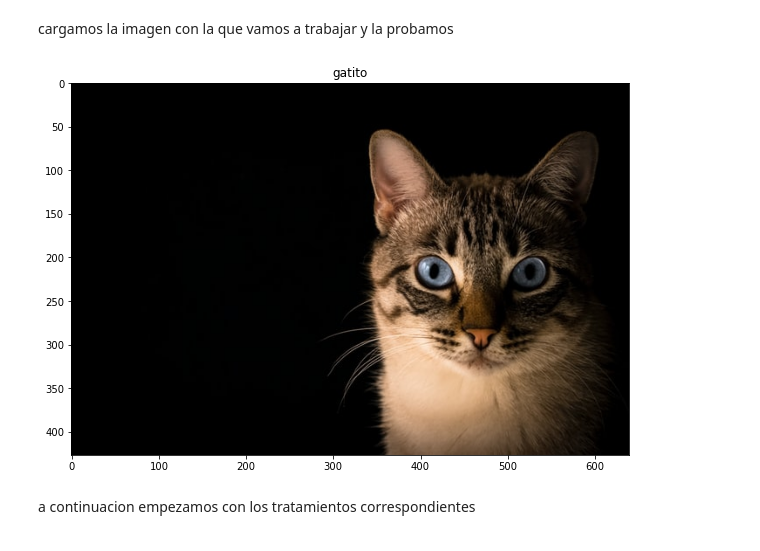
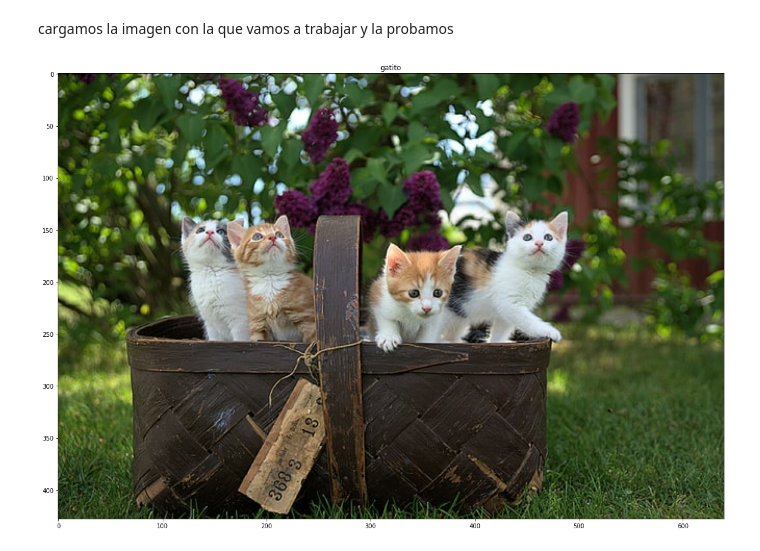
Before and after one commit to AsgarVega/MyDockerBasics, a Jupyter notebook: Python/anaconda/notebooks/notebooks/opencv pininos.ipynb, the cells around one changed output. Saved outputs shown, nothing was run; the diff lists cells and outputs as text; code cells hidden in the pictures.

```diff
--- a/Python/anaconda/notebooks/notebooks/opencv pininos.ipynb
+++ b/Python/anaconda/notebooks/notebooks/opencv pininos.ipynb
@@ -13,18 +13,16 @@ import matplotlib.pyplot as plt
 # %% [markdown]
 definimos la funcion para la impresion de nuetras imagenes
 # %%
-def printer(img,title):
+def printer(img,title): # impresion por defecto
     tmp=cv.cvtColor(img,cv.COLOR_BGR2RGB)
-    plt.rcParams["figure.figsize"] = (10,20)
+    plt.rcParams["figure.figsize"] = (20,20)
     plt.imshow(tmp)
     plt.title(title)
     plt.show()
 # %% [markdown]
 cargamos la imagen con la que vamos a trabajar y la probamos
 # %%
-cat_original = cv.imread('./imag/cat.jpg')
+cat_original = cv.imread('./imag/cats.jpg')
 printer(cat_original,'gatito')
 # %% [output]
-[figure, old version]
+[figure, new version]
-# %% [markdown]
-a continuacion empezamos con los tratamientos correspondientes
```
Also changed, not shown: parts of 5 cells of this notebook, 2 other files.
